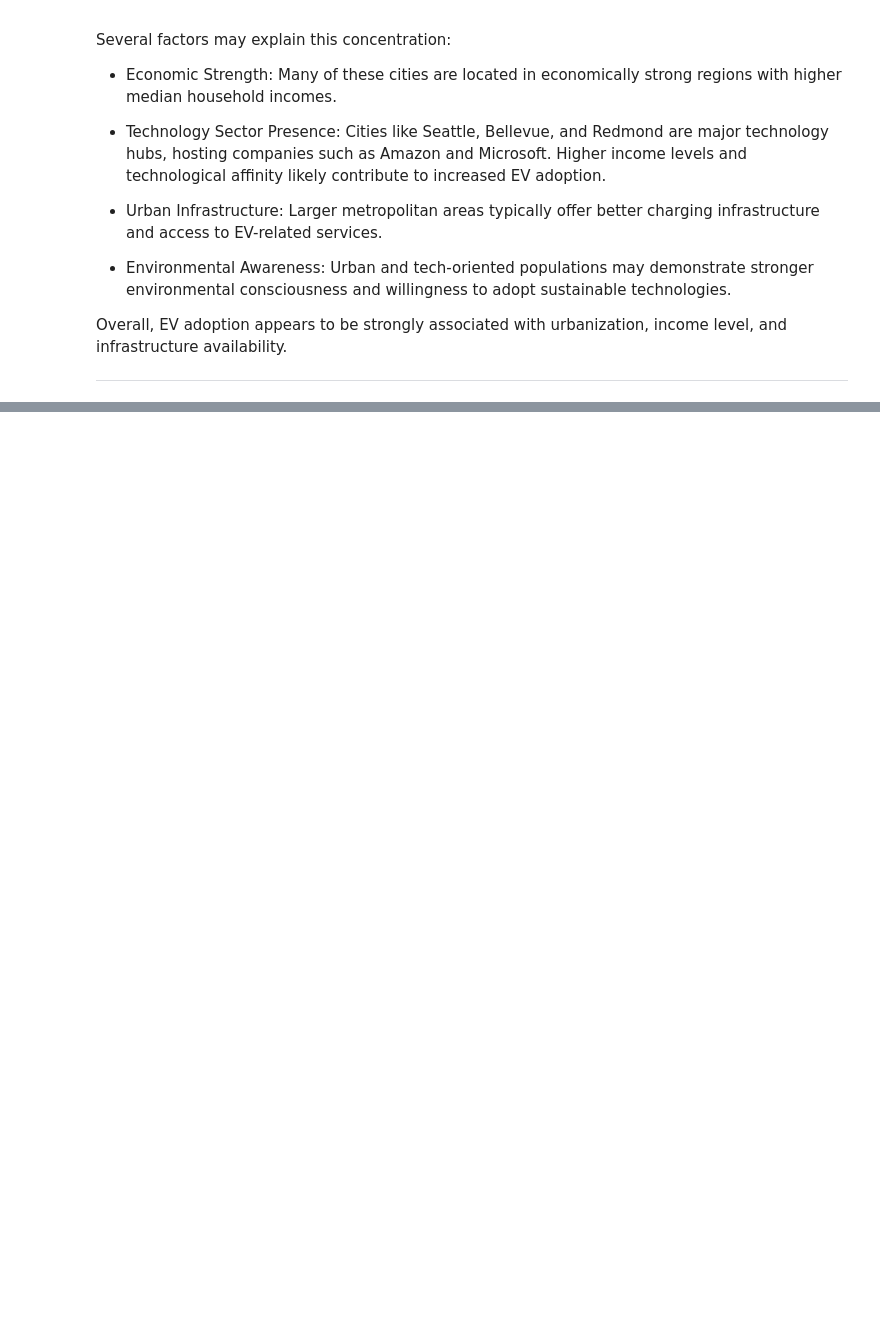
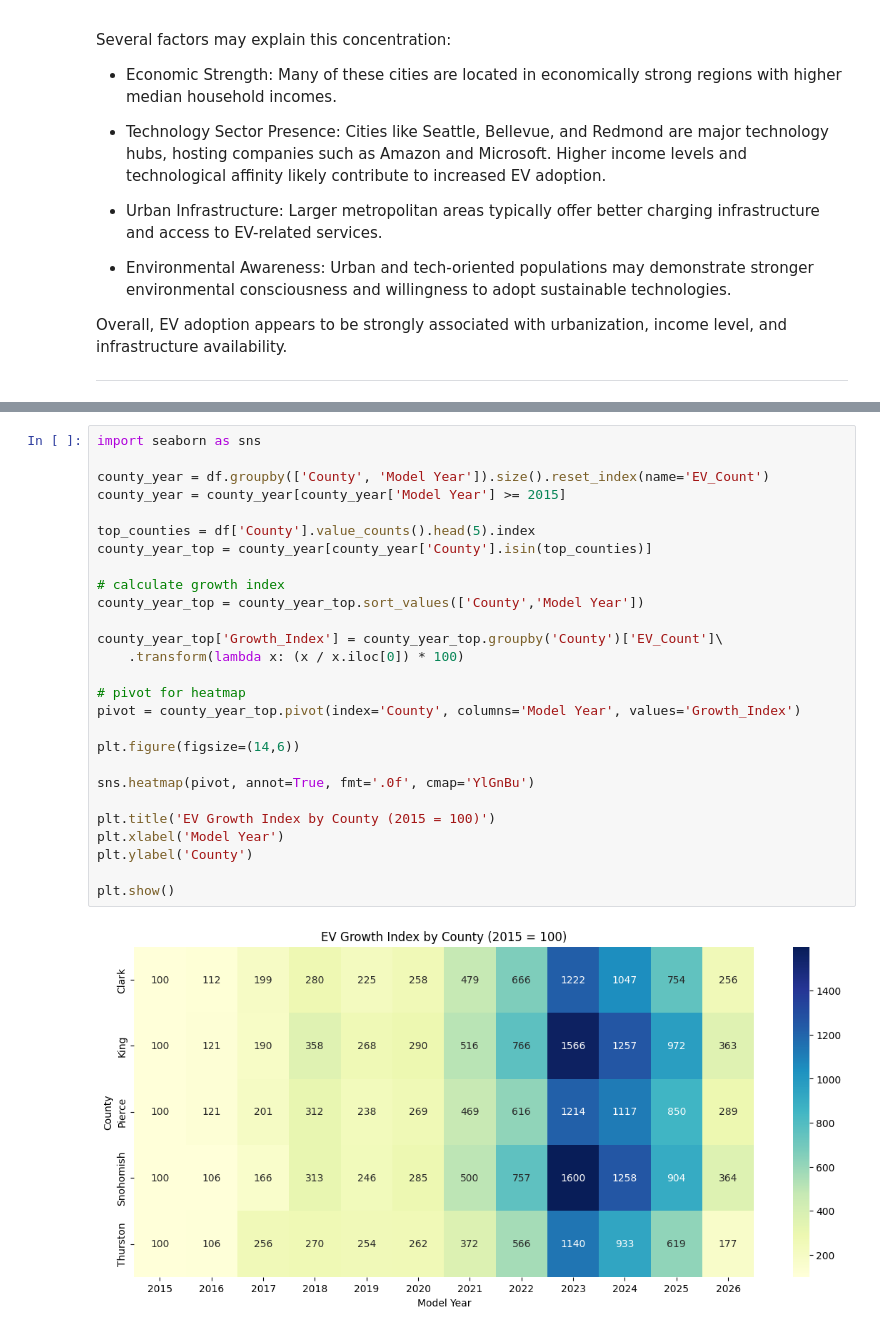
Before and after one commit to nawarfathi/electric-vehicle-analysis1, a Jupyter notebook: EV.ipynb, the cells around one changed output, grey strips where cells are left out. Drawn from its saved outputs; the diff is of its cells as text; blank space fills up the shorter version.

```diff
--- a/EV.ipynb
+++ b/EV.ipynb
@@ -2394,0 +2569,29 @@ df
+# %%
+import seaborn as sns
+
+county_year = df.groupby(['County', 'Model Year']).size().reset_index(name='EV_Count')
+county_year = county_year[county_year['Model Year'] >= 2015]
+
+top_counties = df['County'].value_counts().head(5).index
+county_year_top = county_year[county_year['County'].isin(top_counties)]
+
+# calculate growth index
+county_year_top = county_year_top.sort_values(['County','Model Year'])
+
+county_year_top['Growth_Index'] = county_year_top.groupby('County')['EV_Count']\
+    .transform(lambda x: (x / x.iloc[0]) * 100)
+
+# pivot for heatmap
+pivot = county_year_top.pivot(index='County', columns='Model Year', values='Growth_Index')
+
+plt.figure(figsize=(14,6))
+
+sns.heatmap(pivot, annot=True, fmt='.0f', cmap='YlGnBu')
+
+plt.title('EV Growth Index by County (2015 = 100)')
+plt.xlabel('Model Year')
+plt.ylabel('County')
+
+plt.show()
+# %% [output]
+[figure, added]
```
Also changed, not shown: parts of 44 cells of this notebook.
